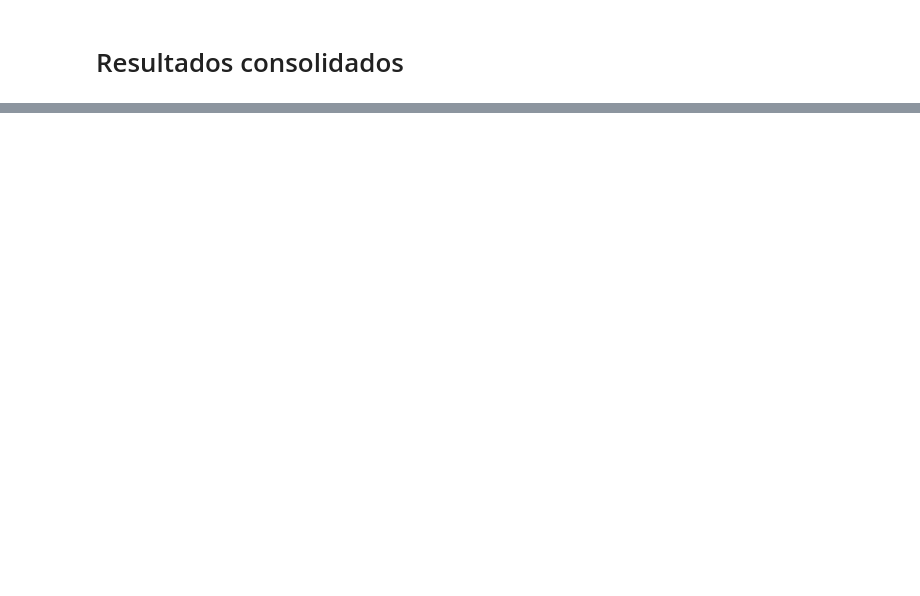
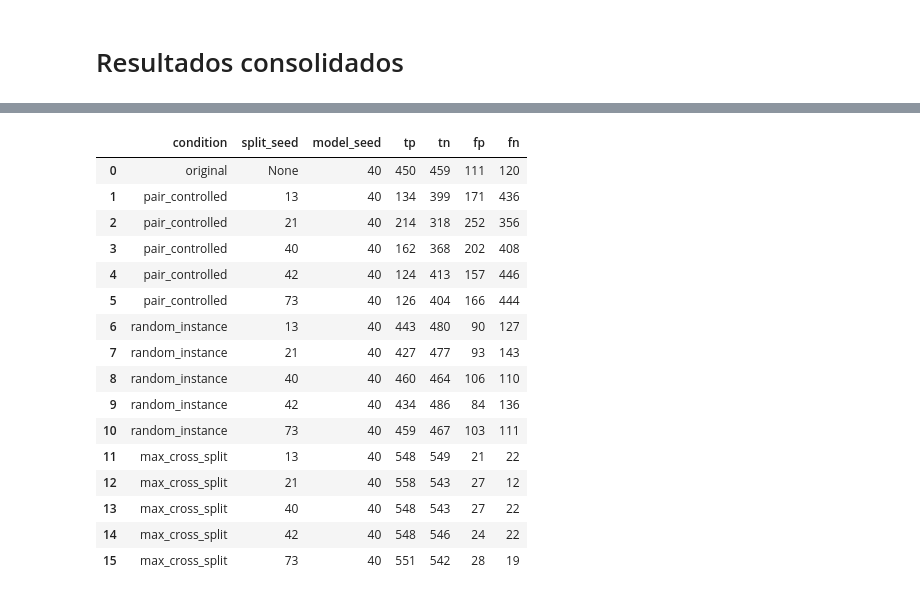
Before and after one commit to avelando/pun-detection-split-analysis, a Jupyter notebook: src/models/train_ensemble.ipynb, the cells around one changed output, grey strips where cells are left out. Drawn from its saved outputs; the diff is of its cells as text; code cells hidden in the pictures; blank space fills up the shorter version.

```diff
--- a/src/models/train_ensemble.ipynb
+++ b/src/models/train_ensemble.ipynb
@@ -79,8 +81,8 @@ EXPECTED_CLASS_COUNTS = {
     "test": {0: 570, 1: 570},
 }
 
-PUNNING_SIGN_CATEGORIES = [
-    "neither",
+ERROR_CATEGORIES = [
+    "none",
     "homophone_only",
     "homograph_only",
     "both",
@@ -1677,0 +1499,41 @@ all_results_df.to_csv(
+# %%
+confusion_counts_all_df = all_results_df[
+    [
+        "condition",
+        "split_seed",
+        "model_seed",
+        "tp",
+        "tn",
+        "fp",
+        "fn",
+    ]
+].copy()
+
+display(
+    confusion_counts_all_df
+)
+
+confusion_counts_all_df.to_csv(
+    RESULTS_DIR
+    / "confusion_counts_all.csv",
+    index=False,
+    encoding="utf-8",
+)
+# %% [output]
+|  | condition | split_seed | model_seed | tp | tn | fp | fn |
+| 0 | original | None | 40 | 450 | 459 | 111 | 120 |
+| 1 | pair_controlled | 13 | 40 | 134 | 399 | 171 | 436 |
+| 2 | pair_controlled | 21 | 40 | 214 | 318 | 252 | 356 |
+| 3 | pair_controlled | 40 | 40 | 162 | 368 | 202 | 408 |
+| 4 | pair_controlled | 42 | 40 | 124 | 413 | 157 | 446 |
+| 5 | pair_controlled | 73 | 40 | 126 | 404 | 166 | 444 |
+| 6 | random_instance | 13 | 40 | 443 | 480 | 90 | 127 |
+| 7 | random_instance | 21 | 40 | 427 | 477 | 93 | 143 |
+| 8 | random_instance | 40 | 40 | 460 | 464 | 106 | 110 |
+| 9 | random_instance | 42 | 40 | 434 | 486 | 84 | 136 |
+| 10 | random_instance | 73 | 40 | 459 | 467 | 103 | 111 |
+| 11 | max_cross_split | 13 | 40 | 548 | 549 | 21 | 22 |
+| 12 | max_cross_split | 21 | 40 | 558 | 543 | 27 | 12 |
+| 13 | max_cross_split | 40 | 40 | 548 | 543 | 27 | 22 |
+| 14 | max_cross_split | 42 | 40 | 548 | 546 | 24 | 22 |
+| 15 | max_cross_split | 73 | 40 | 551 | 542 | 28 | 19 |
```
Also changed, not shown: parts of 30 cells of this notebook.
